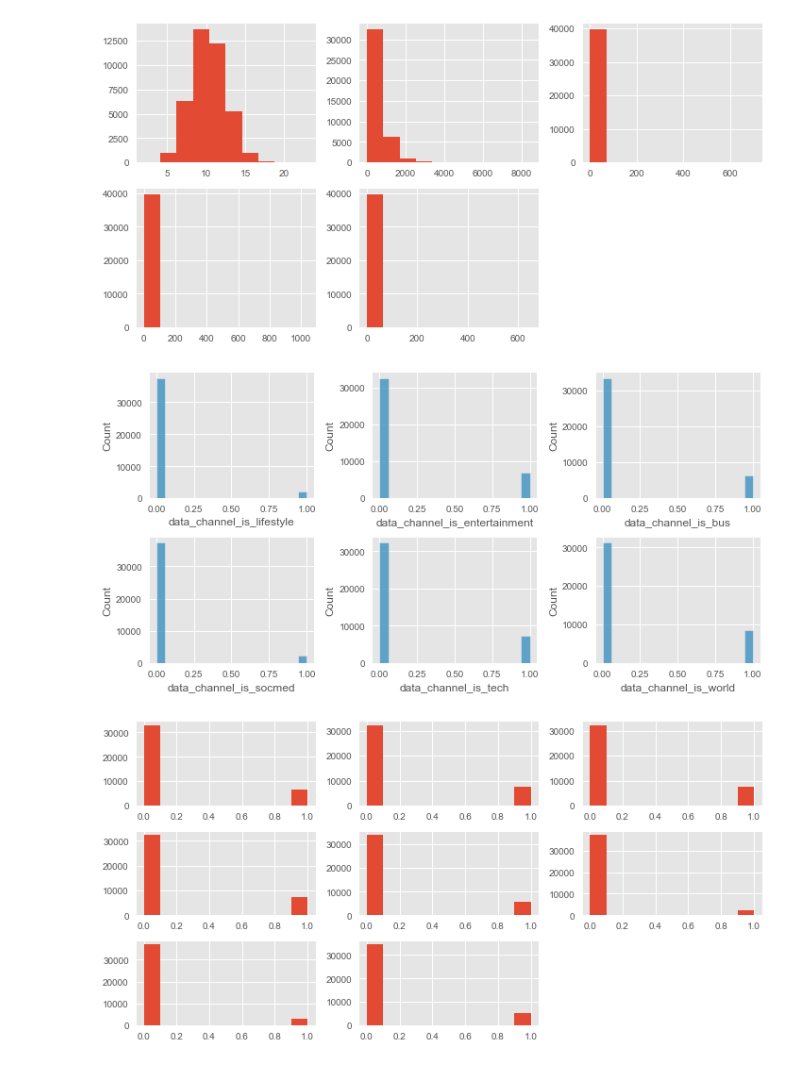
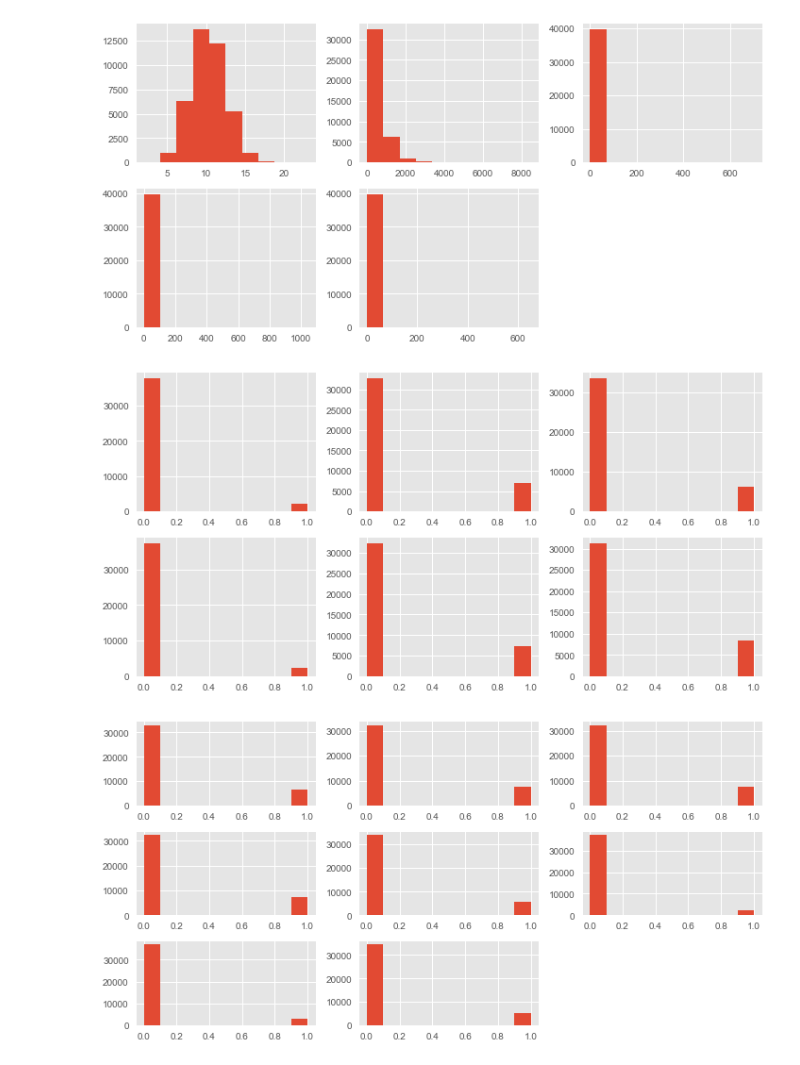
Before and after one commit to Denniels/Machine_Learning, a Jupyter notebook: Adaboost_y_Gradientboost/Desafio_Evaluado_Mecanismos_de_Votacion.ipynb, the cells around one changed output. Drawn from its saved outputs; the diff is of its cells as text; code cells hidden in the pictures.

```diff
--- a/Adaboost_y_Gradientboost/Desafio_Evaluado_Mecanismos_de_Votacion.ipynb
+++ b/Adaboost_y_Gradientboost/Desafio_Evaluado_Mecanismos_de_Votacion.ipynb
@@ -115,11 +115,11 @@ gfx.grid_plot_batch(qnty, 3, plt.hist)
 # %%
 # Utilice esta celda para realizar los gráficos llamando a la función grid_plot_batch para channel.
 # Como tercer argumento utilice sns.countplot
 # no funciona con sns.countplot
 plt.figure(figsize = (10, 5))
-gfx.grid_plot_batch(channel, 3, sns.histplot)
+gfx.grid_plot_batch(channel, 3, plt.hist)
 # %% [output]
-[figure, old version]
+[figure, new version]
 # %%
 # Utilice esta celda para realizar los gráficos llamando a la función grid_plot_batch para days (variable categórica).
 plt.figure(figsize = (10, 5))
```
Also changed, not shown: parts of 2 cells of this notebook.
